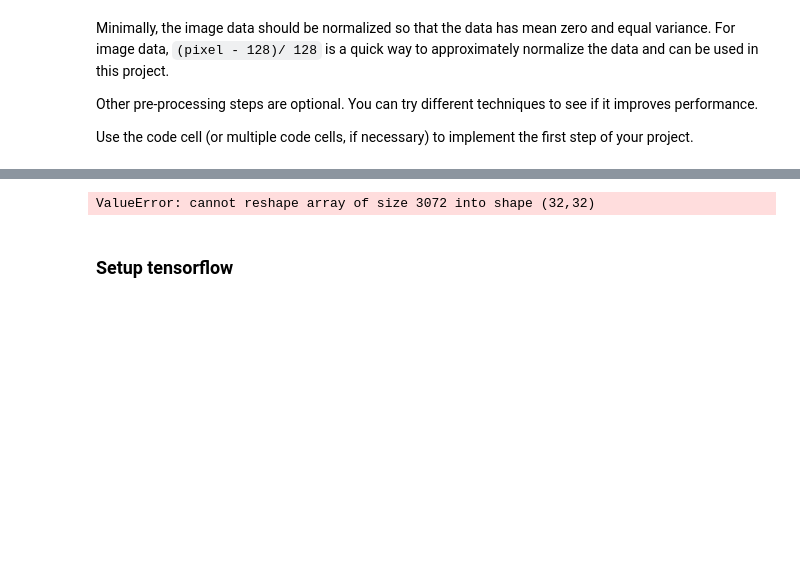
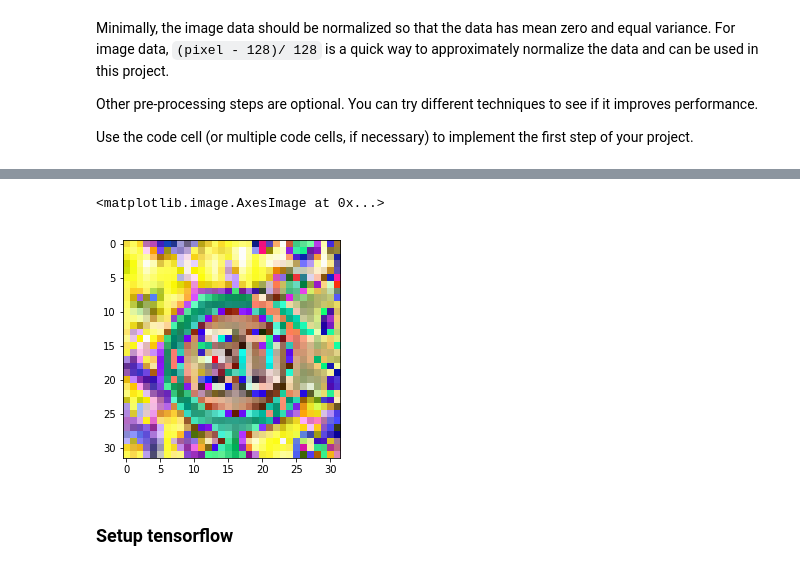
Before and after one commit to nqiao/Traffic-Sign-Classifier, a Jupyter notebook: Traffic_Sign_Classifier.ipynb, the cells around one changed output, grey strips where cells are left out. Drawn from its saved outputs; the diff is of its cells as text; code cells hidden in the pictures; blank space fills up the shorter version.

```diff
--- a/Traffic_Sign_Classifier.ipynb
+++ b/Traffic_Sign_Classifier.ipynb
@@ -191,9 +214,10 @@ plt.imshow(X_train_gray[2].reshape((32,32)))
 # %%
 # X_train_nor[0].shape
 # plt.imshow(X_train[0])
-plt.imshow(X_train_nor[2].reshape((32,32)))
+plt.imshow(X_train_nor[2])
 # %% [output]
-ValueError: cannot reshape array of size 3072 into shape (32,32)
+<matplotlib.image.AxesImage at 0x...>
+[figure, added]
 # %% [markdown]
 ### Setup tensorflow
 # %%
```
Also changed, not shown: parts of 11 cells of this notebook.
